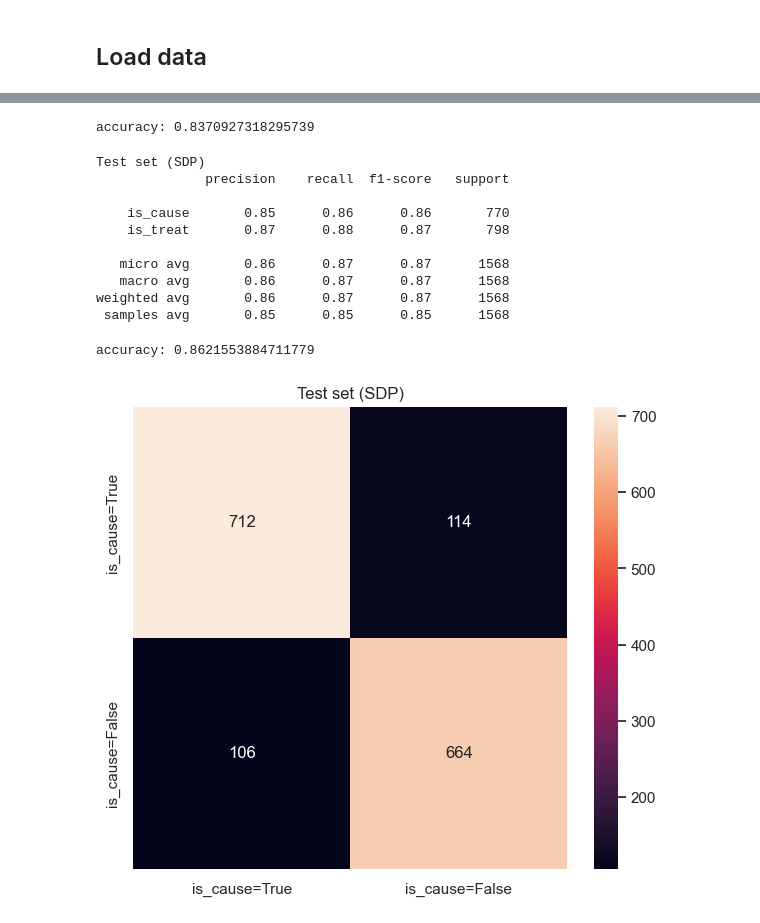
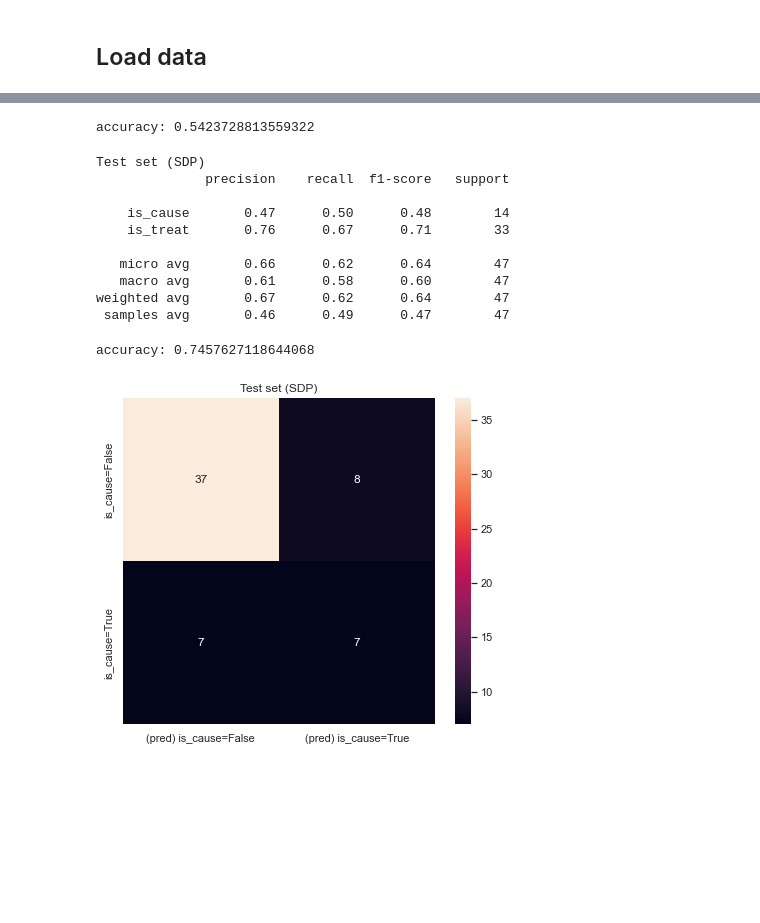
Before and after one commit to anaterovic/NLP, a Jupyter notebook: docs/milestone3_BERT.ipynb, the cells around one changed output, grey strips where cells are left out. Drawn from its saved outputs; the diff is of its cells as text; code cells hidden in the pictures; blank space fills up the shorter version.

Commit message:
milestone3 BERT finito

```diff
--- a/docs/milestone3_BERT.ipynb
+++ b/docs/milestone3_BERT.ipynb
@@ -228,0 +248,14 @@ labels = df[['is_cause', 'is_treat']]
+# %%
+from pathlib import Path
+import pandas as pd
+
+df = pd.read_csv(Path('../data/milestone3/preprocessed.csv'), sep=';')
+sdp_features = pd.read_csv(Path('../data/milestone3/sdp_features.csv')).drop('Unnamed: 0', axis=1)
+sent_features = pd.read_csv(Path('../data/milestone3/sent_features.csv')).drop('Unnamed: 0', axis=1)
+# Try trick because model does not get to seem to get the directional order of 'term1'/'term2', use 'influence'/'condition' instead because influence causes/treats a condition
+df['prp_sent'] = df['prp_sent'].apply(lambda x: x.replace('term1', 'influence'). replace('term2', 'condition'))
+df['sdp_joined'] = df['sdp_joined'].apply(lambda x: x.replace('term1', 'influence'). replace('term2', 'condition'))
+# Only food disease because CrowdTruth is too bad quality
+labels = df[['is_cause', 'is_treat']][df['source'] == 'FoodDisease']
+print(len(labels))
+print(labels.sum(axis=0))
@@ -236,25 +274,24 @@ from sklearn.model_selection import GridSearchCV, KFold, train_test_split
 from sklearn.pipeline import Pipeline
 from sklearn.svm import LinearSVC
 from sklearn.multioutput import MultiOutputClassifier
-from sklearn.metrics import confusion_matrix, make_scorer
 
 
 np.random.seed(1)
 
-X_train, X_test, y_train, y_test = train_test_split(sdp_features, labels, test_size=0.20, shuffle=True, random_state=1)
+X_train, X_test, y_train, y_test = train_test_split(sdp_features, labels, test_size=0.1, shuffle=True, random_state=1)
 
 param_grid = {
-    'svc__estimator__C': [0.1, 1, 10]
+    'svc__estimator__C': [0.01, 0.1, 1]
 }
 
 pipe = Pipeline([
     ('scaler', StandardScaler()),
-    ('svc', MultiOutputClassifier(LinearSVC()))
+    ('svc', MultiOutputClassifier(LinearSVC(max_iter=1000)))
 ])
 
 gscv = GridSearchCV(
     pipe, param_grid,
-    cv=KFold(n_splits=5, shuffle=True, random_state=1), n_jobs=12, verbose=3
+    cv=KFold(n_splits=10, shuffle=True, random_state=1), n_jobs=15, verbose=10
 )
 
 gscv.fit(X_train, y_train)
@@ -276,6 +313,5 @@ Best score: 0.8205918308732014
 # %%
 #!pip install seaborn
-import seaborn as sns
 from sklearn.metrics import accuracy_score, f1_score, precision_score, recall_score
 
 
@@ -283,7 +319,7 @@ pred_test = gscv.predict(X_test)
 
 print(f"accuracy: {accuracy_score(y_test, pred_test)}")
 # %% [output]
-accuracy: 0.8370927318295739
+accuracy: 0.5423728813559322
 # %%
 from sklearn.metrics import classification_report
 import warnings
@@ -296,28 +332,33 @@ print(classification_report(y_test, pred_test, target_names=['is_cause', 'is_tre
 Test set (SDP)
               precision    recall  f1-score   support
 
-    is_cause       0.85      0.86      0.86       770
-    is_treat       0.87      0.88      0.87       798
+    is_cause       0.47      0.50      0.48        14
+    is_treat       0.76      0.67      0.71        33
 
-   micro avg       0.86      0.87      0.87      1568
-   macro avg       0.86      0.87      0.87      1568
-weighted avg       0.86      0.87      0.87      1568
- samples avg       0.85      0.85      0.85      1568
+   micro avg       0.66      0.62      0.64        47
+   macro avg       0.61      0.58      0.60        47
+weighted avg       0.67      0.62      0.64        47
+ samples avg       0.46      0.49      0.47        47
 # %%
+import seaborn as sns
+from sklearn.metrics import confusion_matrix
+
+
 def evaluate_class(y, pred, class_name, title):
     print(f"accuracy: {accuracy_score(y, pred)}")
 
     conf_mat = confusion_matrix(y, pred)
-    tick_labels = [f'{class_name}=True', f'{class_name}=False']
+    y_tick_labels = [f'{class_name}=False', f'{class_name}=True']
+    x_tick_labels = ['(pred) ' + l for l in y_tick_labels]
     sns.set(rc={'figure.figsize':(7, 6)})
-    sns.heatmap(conf_mat, xticklabels=tick_labels, yticklabels=tick_labels, annot=True, fmt='.3g'
+    sns.heatmap(conf_mat, xticklabels=x_tick_labels, yticklabels=y_tick_labels, annot=True, fmt='.3g'
         ).set(title=title)
 
 
 evaluate_class(y_test.values[:, 0], pred_test[:, 0], 'is_cause', 'Test set (SDP)')
 # %% [output]
-accuracy: 0.8621553884711779
+accuracy: 0.7457627118644068
-[figure, old version]
+[figure, new version]
 # %%
 evaluate_class(y_test.values[:, 1], pred_test[:, 1], 'is_treat', 'Test set (SDP)')
 # %% [output]
```
Also changed, not shown: parts of 51 cells of this notebook, 7 other files.
